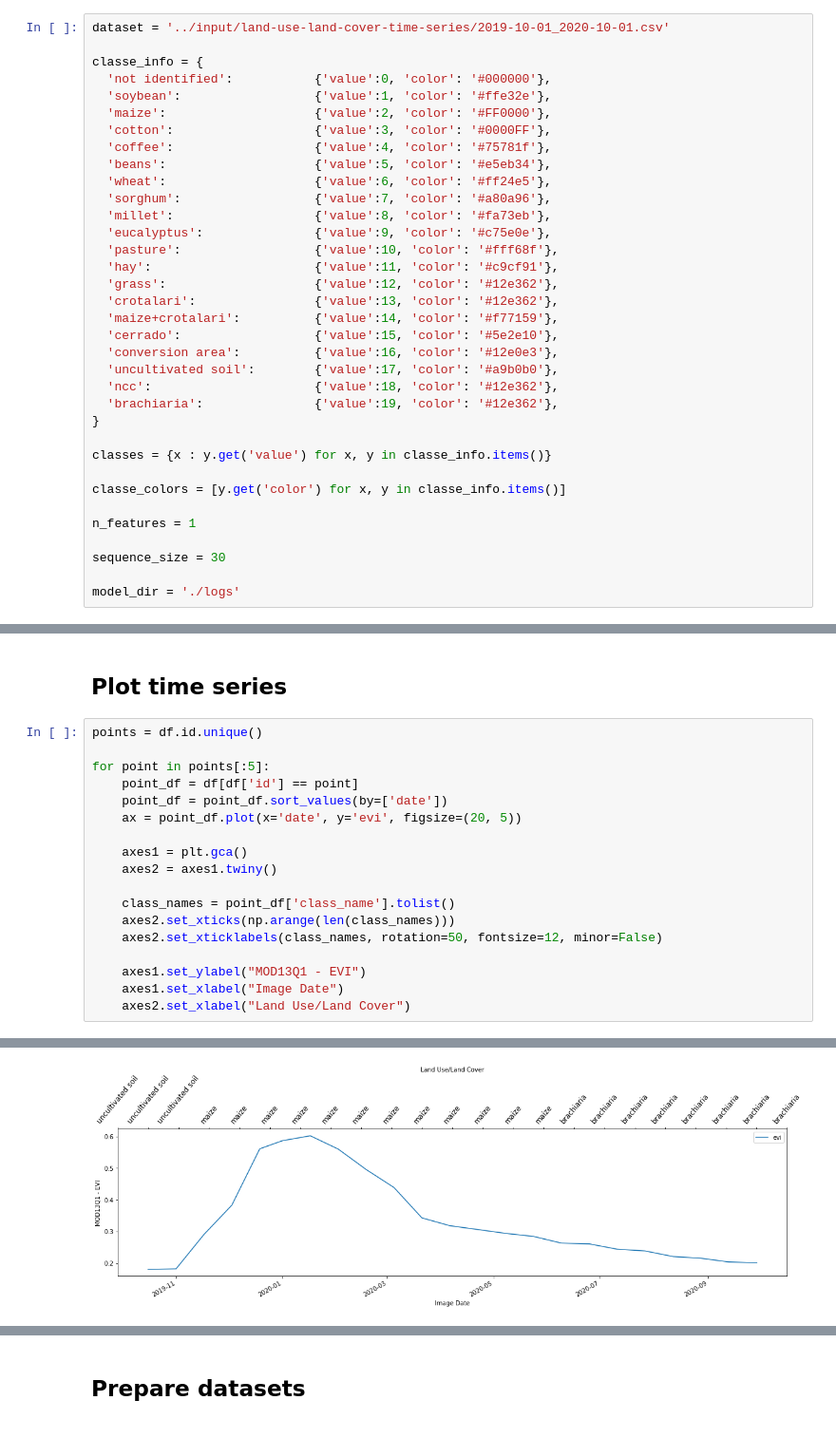
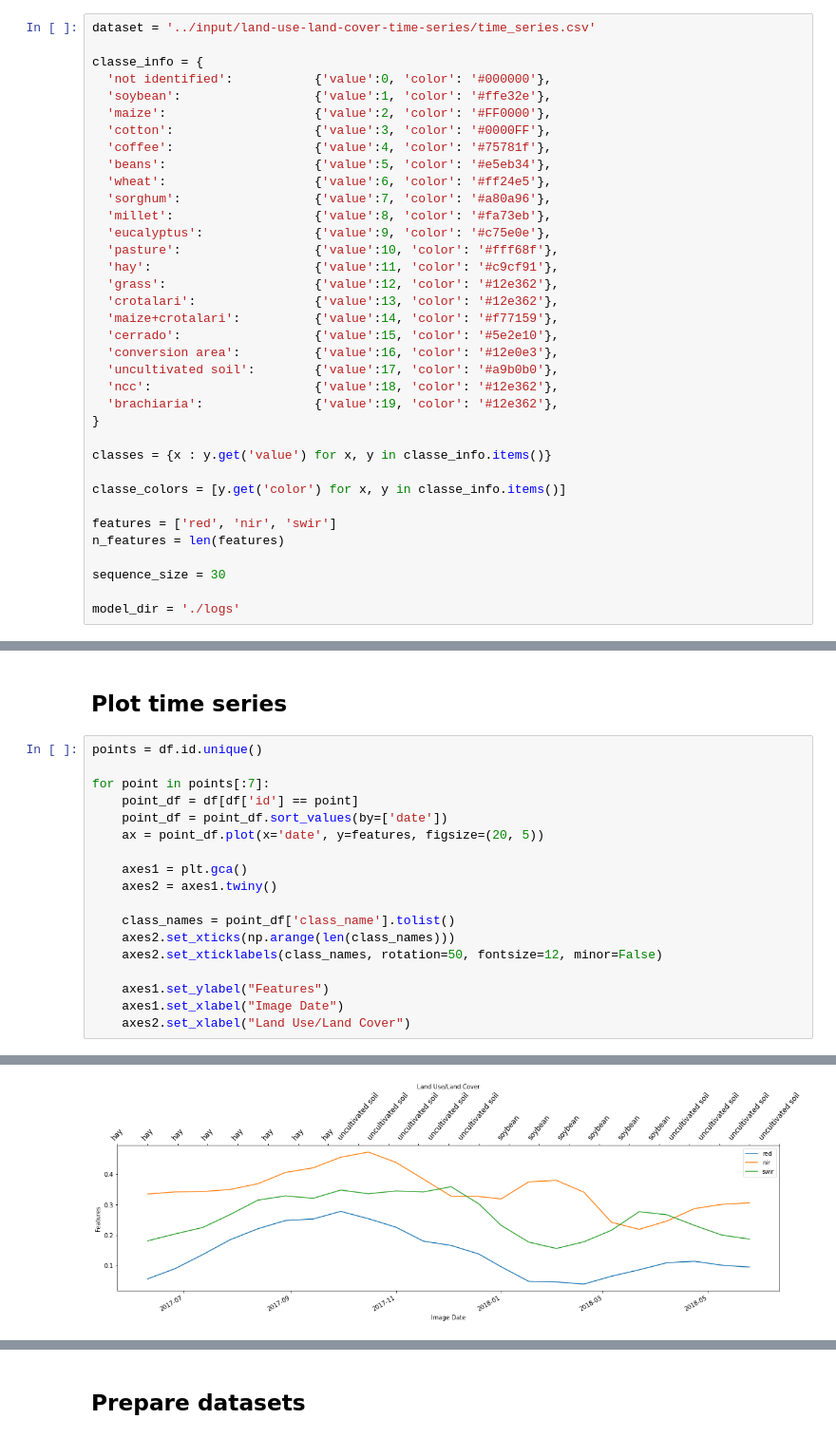
Before and after one commit to saraivaufc/land-use-classification-using-encoder-decoder-lstm, a Jupyter notebook: land-use-classification-using-encoder-decoder-lstm.ipynb, the cells around one changed output, grey strips where cells are left out. Shown at 95% size. Cells and saved outputs as stored; diff of their text form.

```diff
--- a/land-use-classification-using-encoder-decoder-lstm.ipynb
+++ b/land-use-classification-using-encoder-decoder-lstm.ipynb
@@ -16,7 +16,7 @@ from matplotlib import colors
 # %% [markdown]
 ## Settings
 # %%
-dataset = '../input/land-use-land-cover-time-series/2019-10-01_2020-10-01.csv'
+dataset = '../input/land-use-land-cover-time-series/time_series.csv'
 
 classe_info = {
   'not identified':           {'value':0, 'color': '#000000'},
@@ -45,7 +45,8 @@ classes = {x : y.get('value') for x, y in classe_info.items()}
 
 classe_colors = [y.get('color') for x, y in classe_info.items()]
 
-n_features = 1
+features = ['red', 'nir', 'swir']
+n_features = len(features)
 
 sequence_size = 30
 
@@ -78,10 +79,10 @@ df.head()
 # %%
 points = df.id.unique()
 
-for point in points[:5]:
+for point in points[:7]:
     point_df = df[df['id'] == point]
     point_df = point_df.sort_values(by=['date'])
-    ax = point_df.plot(x='date', y='evi', figsize=(20, 5))
+    ax = point_df.plot(x='date', y=features, figsize=(20, 5))
 
     axes1 = plt.gca()
     axes2 = axes1.twiny()
@@ -90,7 +91,7 @@ for point in points[:5]:
     axes2.set_xticks(np.arange(len(class_names)))
     axes2.set_xticklabels(class_names, rotation=50, fontsize=12, minor=False)
 
-    axes1.set_ylabel("MOD13Q1 - EVI")
+    axes1.set_ylabel("Features")
     axes1.set_xlabel("Image Date")
     axes2.set_xlabel("Land Use/Land Cover")
 # %% [output]
@@ -100 +101 @@ for point in points[:5]:
-[figure, old version]
+[figure, new version]
```
Also changed, not shown: parts of 28 cells of this notebook.
